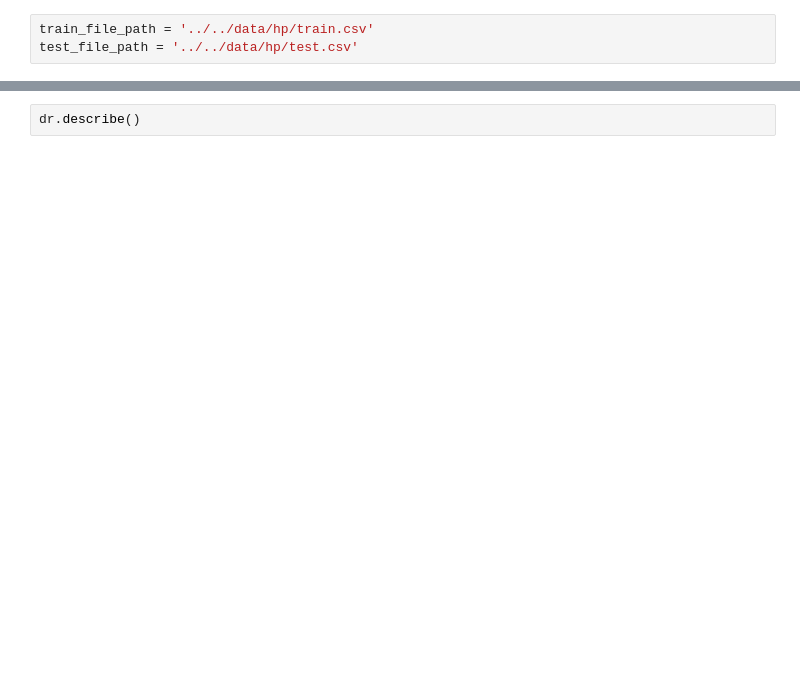
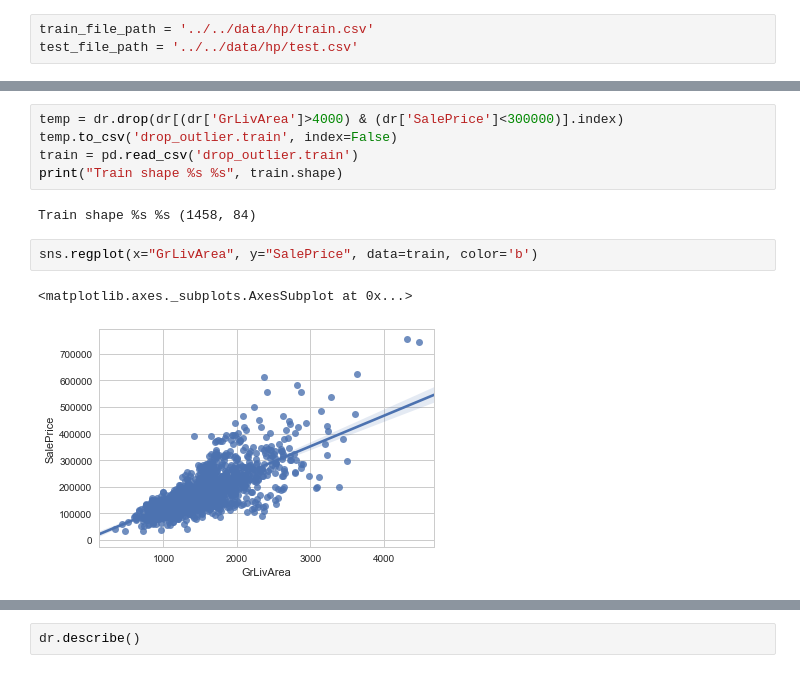
Before and after one commit to kkchuchu/kkchuchu.mushroom, a Jupyter notebook: kaggle/hp/House Prices- Advanced Regression Techniques.ipynb, the cells around one changed output, grey strips where cells are left out. Saved outputs shown, nothing was run; the diff lists cells and outputs as text; blank space fills up the shorter version.

```diff
--- a/kaggle/hp/House Prices- Advanced Regression Techniques.ipynb
+++ b/kaggle/hp/House Prices- Advanced Regression Techniques.ipynb
@@ -42,0 +38,12 @@ Index(['Id', 'MSSubClass', 'MSZoning', 'LotFrontage', 'LotArea', 'Street',
+# %%
+temp = dr.drop(dr[(dr['GrLivArea']>4000) & (dr['SalePrice']<300000)].index)
+temp.to_csv('drop_outlier.train', index=False)
+train = pd.read_csv('drop_outlier.train')
+print("Train shape %s %s", train.shape)
+# %% [output]
+Train shape %s %s (1458, 84)
+# %%
+sns.regplot(x="GrLivArea", y="SalePrice", data=train, color='b')
+# %% [output]
+<matplotlib.axes._subplots.AxesSubplot at 0x...>
+[figure, added]
```
Also changed, not shown: parts of 39 cells of this notebook.
